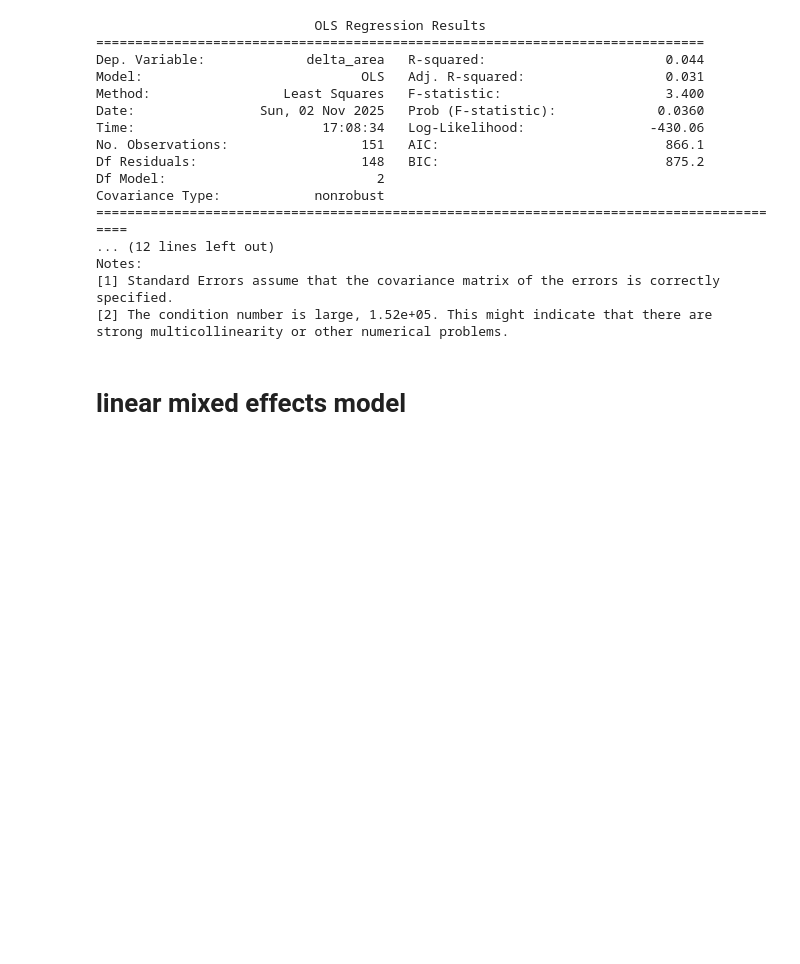
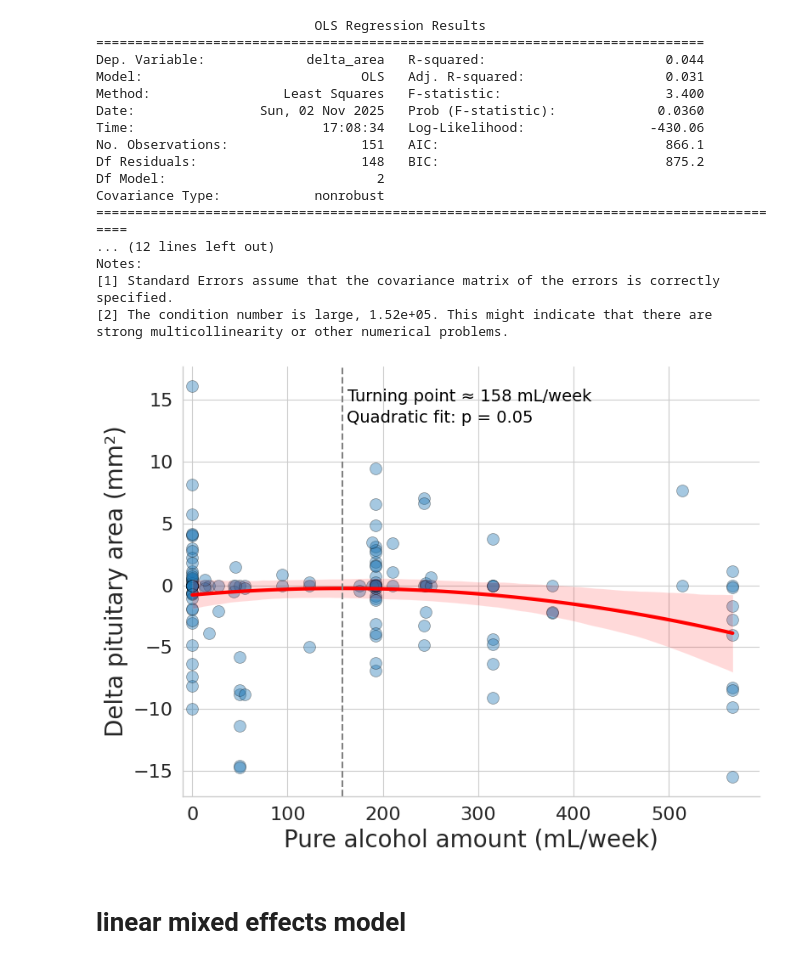
Before and after one commit to HonSou0095/pit2, a Jupyter notebook: pit.ipynb, the cells around one changed output. Saved outputs shown, nothing was run; the diff lists cells and outputs as text; code cells hidden in the pictures; blank space fills up the shorter version.

```diff
--- a/pit.ipynb
+++ b/pit.ipynb
@@ -372,6 +381,43 @@ Notes:
 [1] Standard Errors assume that the covariance matrix of the errors is correctly specified.
 [2] The condition number is large, 1.52e+05. This might indicate that there are
 strong multicollinearity or other numerical problems.
+# %%
+# Fit quadratic regression
+b0, b1, b2 = -0.7839, 0.0068, -2.154e-05  # from your OLS output
+turning_point = -b1 / (2 * b2)
+
+plt.figure(figsize=(8,6))
+ax = sns.regplot(
+    x="alcohol_amount", y="delta_area",
+    data=combined,
+    order=2,
+    scatter_kws={'alpha':0.4, 's':100, 'edgecolor':'k', 'linewidths':0.5},
+    line_kws={'linewidth':3, 'color':'red'}
+)
+
+# Annotate turning point
+ax.axvline(turning_point, color='gray', linestyle='--', linewidth=1.5)
+ax.text(turning_point + 5, ax.get_ylim()[1]*0.9,
+        f"Turning point ≈ {turning_point:.0f} mL/week",
+        color='black', fontsize=14, rotation=0, va='top')
+
+# Annotate p-value
+ax.text(0.284, 0.90, "Quadratic fit: p = 0.05",
+        transform=ax.transAxes, fontsize=14,
+        va='top', ha='left', color='black')
+
+# Axis labels and formatting
+ax.set_xlabel("Pure alcohol amount (mL/week)", fontsize=20)
+ax.set_ylabel("Delta pituitary area (mm²)", fontsize=20)
+ax.tick_params(axis='x', labelsize=16)
+ax.tick_params(axis='y', labelsize=16)
+ax.set_xlim(-10, None)
+
+sns.despine()
+plt.tight_layout()
+plt.show()
+# %% [output]
+[figure, added]
 # %% [markdown]
 # linear mixed effects model
 # %%
```
Also changed, not shown: parts of 2 cells of this notebook.
